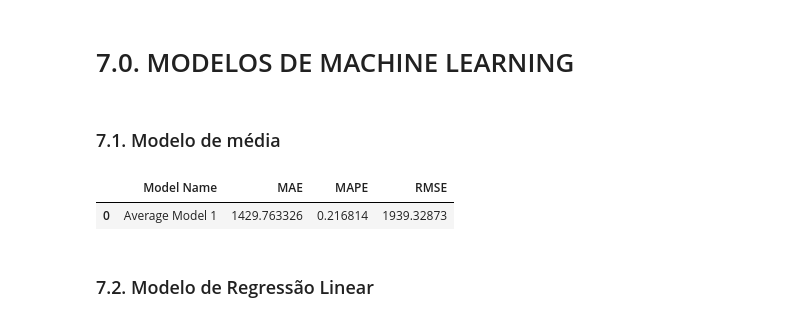
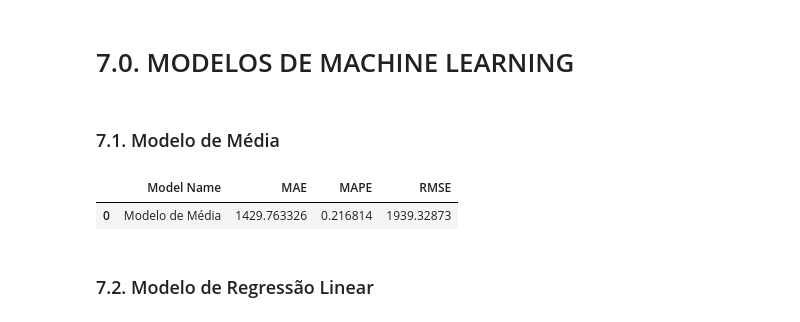
Before and after one commit to joaocortezi/Rossman, a Jupyter notebook: Data.ipynb, the cells around one changed output. Cells and saved outputs as stored; diff of their text form; code cells hidden in the pictures.

```diff
--- a/Data.ipynb
+++ b/Data.ipynb
@@ -1107,30 +1136,30 @@ cols_selected_boruta.extend(feat_to_add)
 
 x_training = X_train[cols_selected_boruta_full] # variáveis relevantes + "date" and "sales"
 # %% [markdown]
-### 7.1. Modelo de média
+### 7.1. Modelo de Média
 # %%
 # criandio modelo de treino com a variável "sales"
 train = x_train.copy() # modelo de treino sem a variável "sales"
 train["sales"] = y_train.copy() # modelo de treino com a variável "sales"
 
 test = x_test.copy()
 test_sales = y_test.copy()
 
 # sales average per store on the training period
 avg_sales_train = train[["store", "sales"]].groupby("store").mean().reset_index().rename(columns={"sales":"predictions"})
 
 # forecast
 forecast = pd.merge(test, avg_sales_train, how='left', on="store")
 baseline = forecast["predictions"] # sales forecast series
 
 # performance
-baseline_result1 = ml_error("Modelo de Média", np.expm1(test_sales), np.expm1(baseline)) #  np.expm1 é pafa desfazer oi log que aplicamos para fazer o modelo.
-baseline_result1
+baseline_result = ml_error("Modelo de Média", np.expm1(test_sales), np.expm1(baseline)) #  np.expm1 é pafa desfazer oi log que aplicamos para fazer o modelo.
+baseline_result
 
 # o modelo que estamos trabalhando não é linear, então o melhor resultado foi com os modelos não lineares
 # %% [output]
 |  | Model Name | MAE | MAPE | RMSE |
-| 0 | Average Model 1 | 1429.763326 | 0.216814 | 1939.32873 |
+| 0 | Modelo de Média | 1429.763326 | 0.216814 | 1939.32873 |
 # %% [markdown]
 ### 7.2. Modelo de Regressão Linear
 # %%
```
Also changed, not shown: parts of 24 cells of this notebook.
